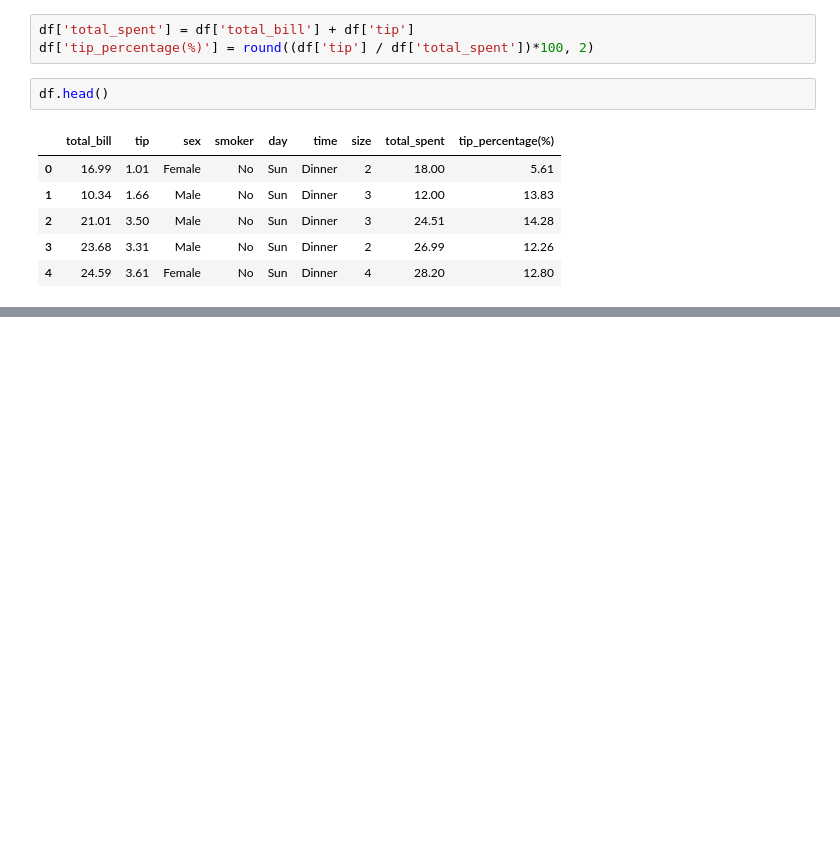
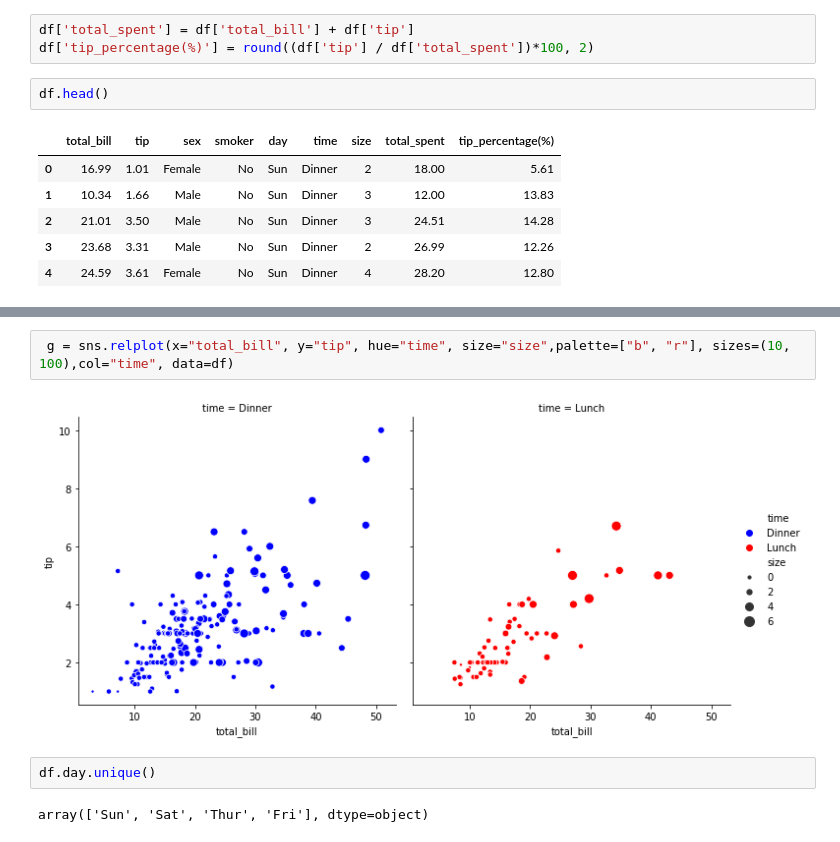
Before and after one commit to EoghanDelaney/FoDA_Assessment_2019, a Jupyter notebook: Assessment.ipynb, the cells around one changed output, grey strips where cells are left out. Saved outputs shown, nothing was run; the diff lists cells and outputs as text; blank space fills up the shorter version.

```diff
--- a/Assessment.ipynb
+++ b/Assessment.ipynb
@@ -93,0 +120,8 @@ df.head()
+# %%
+ g = sns.relplot(x="total_bill", y="tip", hue="time", size="size",palette=["b", "r"], sizes=(10, 100),col="time", data=df)
+# %% [output]
+[figure, added]
+# %%
+df.day.unique()
+# %% [output]
+array(['Sun', 'Sat', 'Thur', 'Fri'], dtype=object)
```
Also changed, not shown: parts of 6 cells of this notebook.
